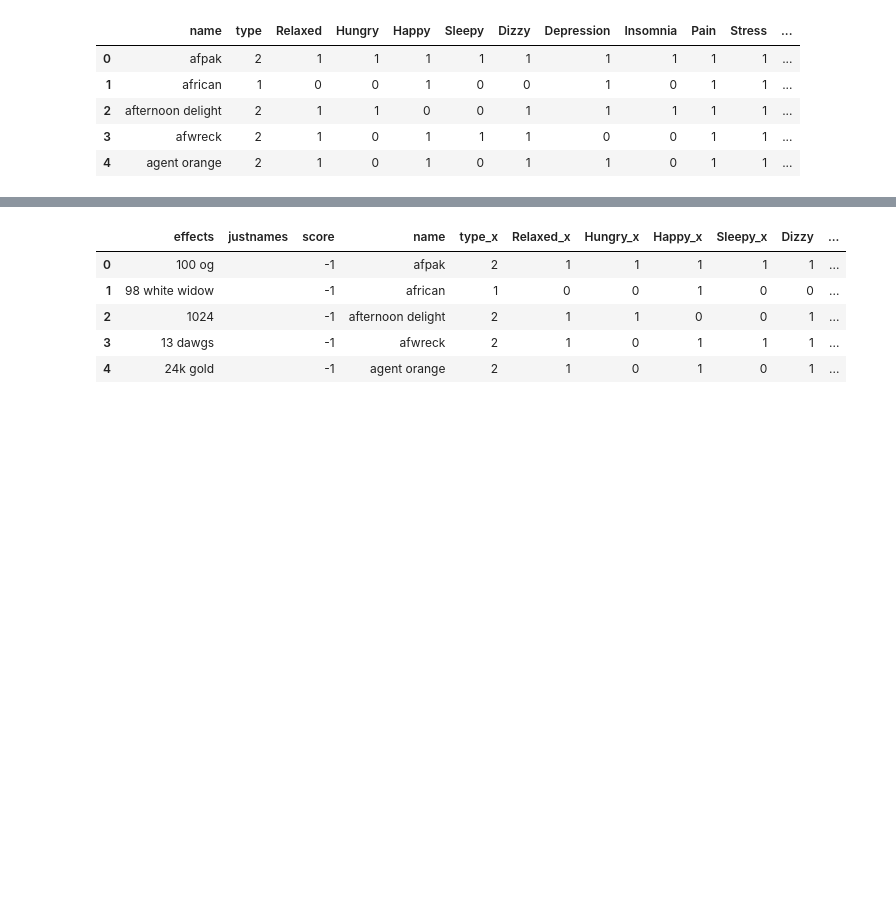
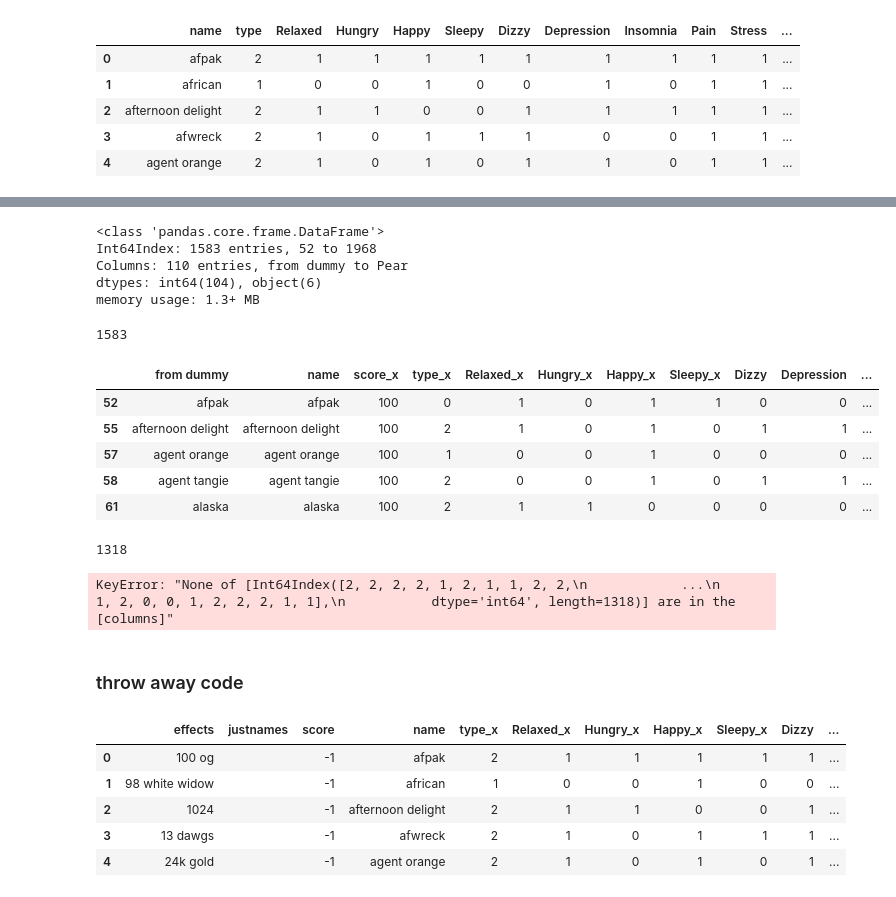
Before and after one commit to stephkendall/Cannabis-Predictions, a Jupyter notebook: Finals.ipynb, the cells around one changed output, grey strips where cells are left out. Saved outputs shown, nothing was run; the diff lists cells and outputs as text; code cells hidden in the pictures; blank space fills up the shorter version.

```diff
--- a/Finals.ipynb
+++ b/Finals.ipynb
@@ -134,0 +317,21 @@ merge_table
+# %%
+# List for dicts for easy dataframe creation
+dict_list2 = []
+# iterating over our players without salaries found above
+for name in content.name:
+    # Use our method to find best match, we can set a threshold here
+    match = match_name(name, taste.strain, 90)
+
+    # New dict for storing data
+    dict_ = {}
+    dict_.update({"from content" : name})
+    dict_.update({"name" : match[0]})
+    dict_.update({"score" : match[1]})
+    dict_list2.append(dict_)
+
+merge_table2 = pd.DataFrame(dict_list2)
+# Display results
+# Display results of matches only
+print('no. accurate matches:', len(merge_table2[merge_table2['score'] > 0]))
+print('no. innacurate matches:', len(merge_table2[merge_table2['score'] < 0]))
+matches2 = merge_table2[merge_table2['score'] > 0]
@@ -134,0 +341,6 @@ merge_table
+# %%
+# at 80% - 1683 matches
+
+
+# use this to merge?
+ct = matches2[matches2['score'] > 90]
@@ -135,3 +383,39 @@ merge_table
+# %%
+all_data.info()
+# %% [output]
+<class 'pandas.core.frame.DataFrame'>
+Int64Index: 1583 entries, 52 to 1968
+Columns: 110 entries, from dummy to Pear
+dtypes: int64(104), object(6)
+memory usage: 1.3+ MB
+# %%
+len(all_data)
+# %% [output]
+1583
+# %%
+# all_data and content
+dataframes1=[all_data, ct]
+
+all_data1 =  reduce(lambda left,right: pd.merge(left, right, on='name', left_index=True, right_index=True),  dataframes1)
+all_data1.head()
+# %% [output]
+|  | from dummy | name | score_x | type_x | Relaxed_x | Hungry_x | Happy_x | Sleepy_x | Dizzy | Depression | ... |
+| 52 | afpak | afpak | 100 | 0 | 1 | 0 | 1 | 1 | 0 | 0 | ... |
+| 55 | afternoon delight | afternoon delight | 100 | 2 | 1 | 0 | 1 | 0 | 1 | 1 | ... |
+| 57 | agent orange | agent orange | 100 | 1 | 0 | 0 | 1 | 0 | 0 | 0 | ... |
+| 58 | agent tangie | agent tangie | 100 | 2 | 0 | 0 | 1 | 0 | 1 | 1 | ... |
+| 61 | alaska | alaska | 100 | 2 | 1 | 1 | 0 | 0 | 0 | 0 | ... |
+# %%
+len(all_data1)
+# %% [output]
+1318
+# %%
+# find where types don't match
+all_data1[all_data1['type_x'] != all_data1[all_data1['type_y']]]
+# %% [output]
+KeyError: "None of [Int64Index([2, 2, 2, 2, 1, 2, 1, 1, 2, 2,\n            ...\n            1, 2, 0, 0, 1, 2, 2, 2, 1, 1],\n           dtype='int64', length=1318)] are in the [columns]"
+# %% [markdown]
+### throw away code
 # %%
 from functools import reduce
 #merging all dummy dataframes to main dataframe
```
Also changed, not shown: parts of 41 cells of this notebook, 2 other files.
